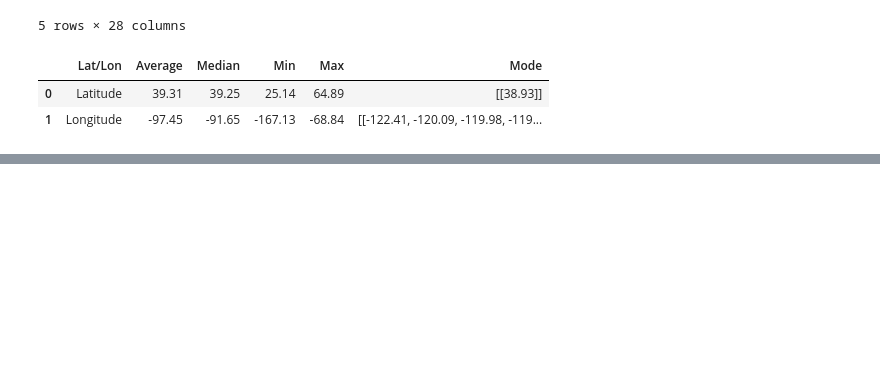
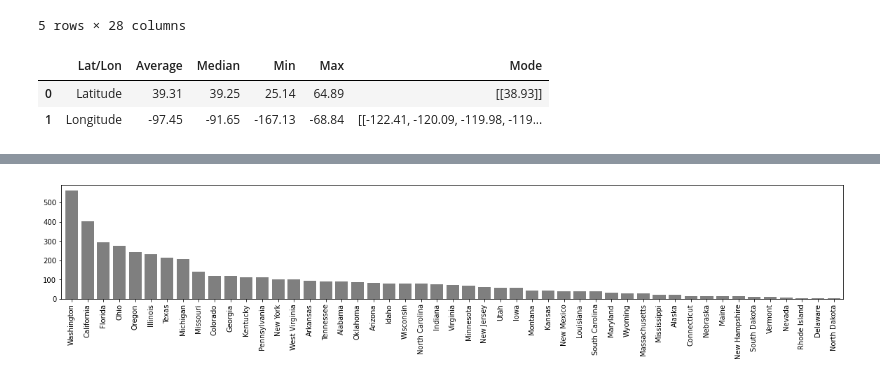
Before and after one commit to ClovisL/Bigfoot_Sightings, a Jupyter notebook: Bigfoot_Sightings.ipynb, the cells around one changed output, grey strips where cells are left out. Cells and saved outputs as stored; diff of their text form; code cells hidden in the pictures; blank space fills up the shorter version.

```diff
--- a/Bigfoot_Sightings.ipynb
+++ b/Bigfoot_Sightings.ipynb
@@ -99,0 +206,21 @@ fig
+# %%
+#State count of Bigfoot sightings shown in a bar chart
+
+statedf = pd.DataFrame(bigfoot_data['state'].value_counts())
+state_df = statedf.reset_index()
+
+state_df.head()
+
+#x axis and tick locations
+x_axis = np.arange(len(state_df))
+tick_locations = [value+0.4 for value in x_axis]
+
+plt.figure(figsize=(20,3))
+plt.bar(x_axis, state_df['state'], color='k', alpha=0.5, align="edge")
+plt.xticks(tick_locations, state_df['index'], rotation=90)
+
+plt.xlim(-0.25, len(x_axis))
+
+plt.show()
+# %% [output]
+[figure, added]
```
Also changed, not shown: parts of 17 cells of this notebook.
